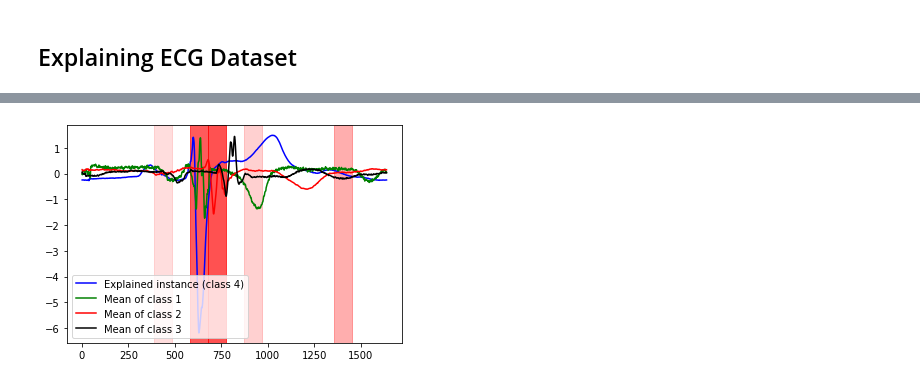
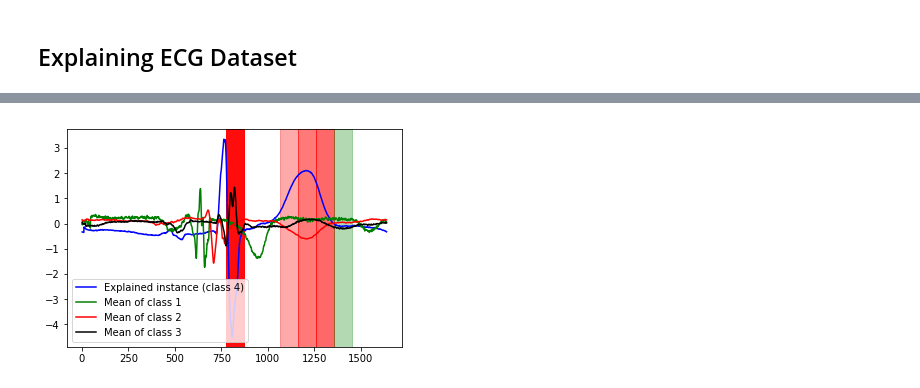
Before and after one commit to emanuel-metzenthin/Lime-For-Time, a Jupyter notebook: demo/LIME-Pipeline.ipynb, the cells around one changed output, grey strips where cells are left out. Drawn from its saved outputs; the diff is of its cells as text; code cells hidden in the pictures.

```diff
--- a/demo/LIME-Pipeline.ipynb
+++ b/demo/LIME-Pipeline.ipynb
@@ -84,7 +80,7 @@ num_slices = 24
 series = coffee_test_x.iloc[idx, :]
 # %%
-explainer = LimeTimeSeriesExplanation(class_names=['0', '1'], feature_selection='auto')
+explainer = LimeTimeSeriesExplainer(class_names=['Arabica', 'Robusta'])
 exp = explainer.explain_instance(series, knn.predict_proba, num_features=num_features, num_samples=5000, num_slices=num_slices,
-                                 replacement_method='total_mean', training_set=coffee_train_x)
-exp.as_list()
+                                 replacement_method='total_mean')
+exp.as_pyplot_figure()
 # %% [output]
@@ -103,10 +93,12 @@ values_per_slice = math.ceil(len(series) / num_slices)
 plt.plot(series, color='b', label='Explained instance')
 plt.plot(coffee_test_x.iloc[15:,:].mean(), color='green', label='Mean of other class')
 plt.legend(loc='lower left')
+
 for i in range(num_features):
     feature, weight = exp.as_list()[i]
     start = feature * values_per_slice
     end = start + values_per_slice
-    plt.axvspan(start , end, color='red', alpha=abs(weight*2))
+    color = 'red' if weight < 0 else 'green'
+    plt.axvspan(start , end, color=color, alpha=abs(weight*2))
 plt.show()
 # %% [output]
@@ -114,13 +106,13 @@ plt.show()
 # %% [markdown]
 ## Explaining ECG Dataset
 # %%
-idx_ecg = 7
-num_features_ecg = 5
-num_slices_ecg = 17
+idx_ecg = 11 # explained instance
+num_features_ecg = 5 # how many feature contained in explanation
+num_slices_ecg = 17 # split time series
 series_ecg = ecg_test_x.iloc[idx_ecg, :]
 # %%
-explainer2 = LimeTimeSeriesExplanation(class_names=['0', '1'], feature_selection='auto')
+explainer2 = LimeTimeSeriesExplainer()
 exp2 = explainer2.explain_instance(series_ecg, knn2.predict_proba, num_features=num_features_ecg, num_samples=500, num_slices=num_slices_ecg,
-                                 replacement_method='noise', training_set=ecg_train_x)
-exp2.as_list()
+                                 replacement_method='noise')
+exp2.as_pyplot_figure()
 # %% [output]
@@ -132,18 +121,19 @@ exp2.as_list()
 # %%
 values_per_slice_ecg = math.ceil(len(series_ecg) / num_slices_ecg)
 plt.plot(series_ecg, 'b', label='Explained instance (class 4)')
 plt.plot(ecg_test_x.iloc[ecg_test_y[ecg_test_y == 1].index, :].mean(), color='green',
         label='Mean of class 1')
 plt.plot(ecg_test_x.iloc[ecg_test_y[ecg_test_y == 2].index, :].mean(), color='red',
         label='Mean of class 2')
 plt.plot(ecg_test_x.iloc[ecg_test_y[ecg_test_y == 3].index, :].mean(), color='black',
         label='Mean of class 3')
 for i in range(num_features_ecg):
     feature, weight = exp2.as_list()[i]
     start = feature * values_per_slice_ecg
     end = start + values_per_slice_ecg
-    plt.axvspan(start , end, color='red', alpha=abs(weight*10))
+    color = 'red' if weight < 0 else 'green'
+    plt.axvspan(start , end, color=color, alpha=abs(weight*10))
 plt.legend(loc='lower left')
 plt.show()
 # %% [output]
-[figure, old version]
+[figure, new version]
```
Also changed, not shown: parts of 15 cells of this notebook, 16 other files.
